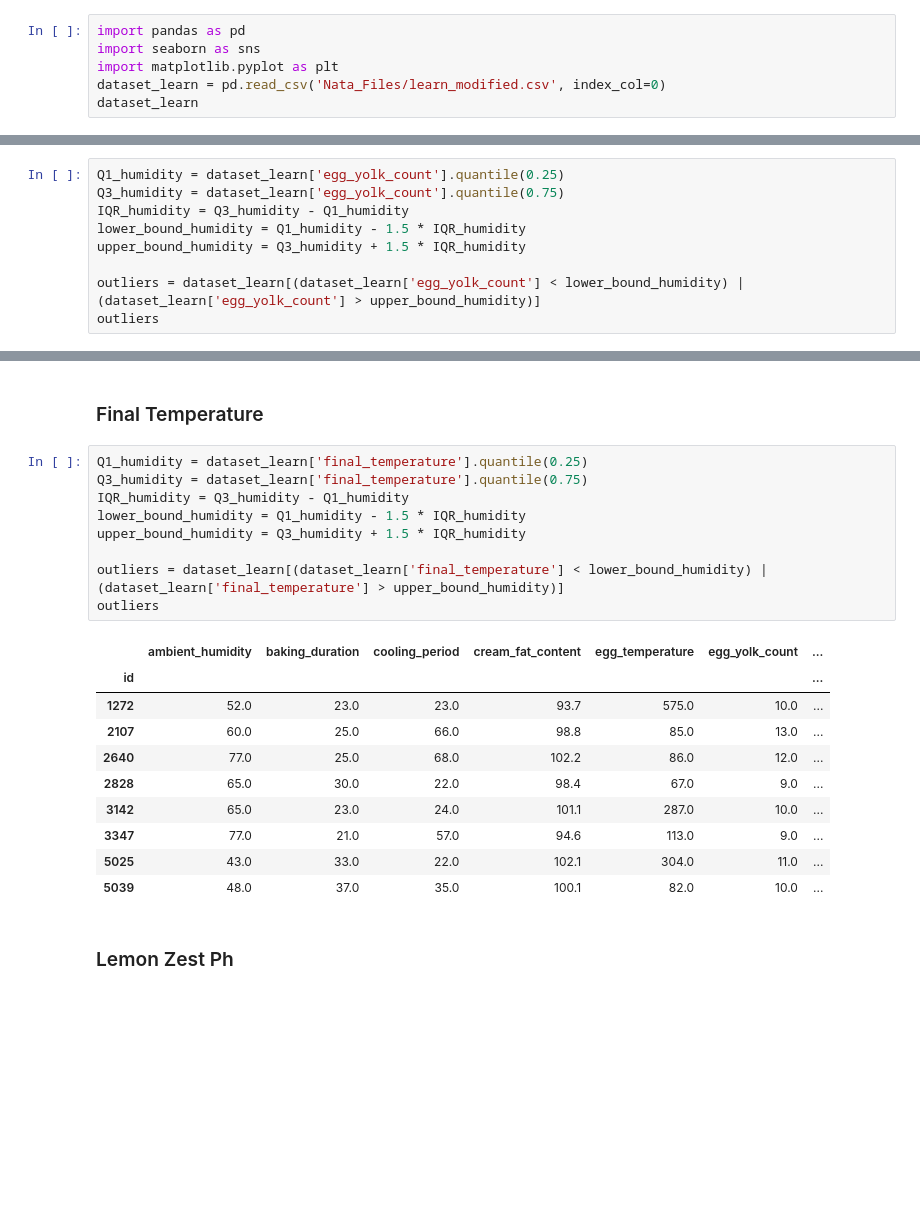
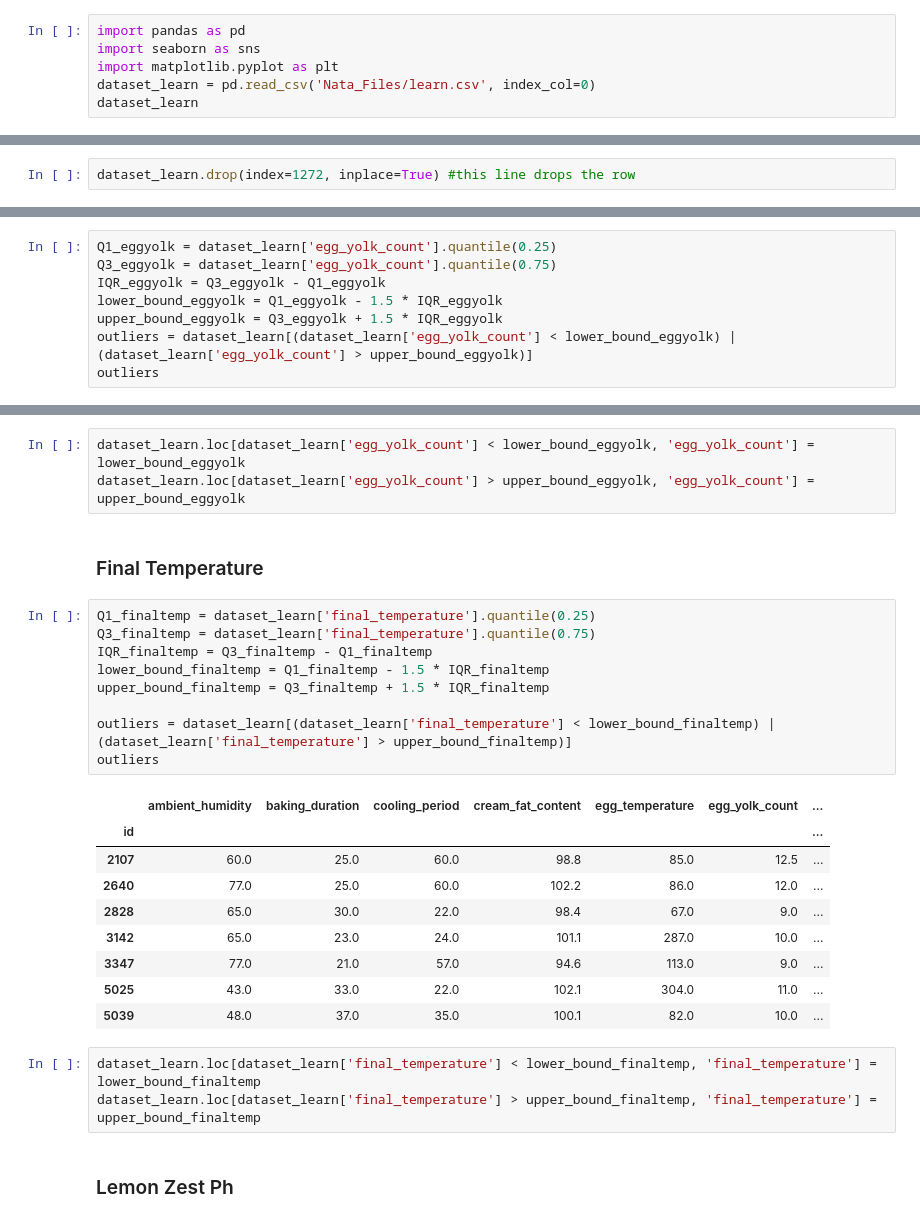
Before and after one commit to afonsolince06/Machine_Learning_Project, a Jupyter notebook: notebook2.ipynb, the cells around one changed output, grey strips where cells are left out. Cells and saved outputs as stored; diff of their text form; blank space fills up the shorter version.

Commit message:
acabei os outliers

```diff
--- a/notebook2.ipynb
+++ b/notebook2.ipynb
@@ -2,7 +2,7 @@
 import pandas as pd
 import seaborn as sns
 import matplotlib.pyplot as plt
-dataset_learn = pd.read_csv('Nata_Files/learn_modified.csv', index_col=0)
+dataset_learn = pd.read_csv('Nata_Files/learn.csv', index_col=0)
 dataset_learn
 # %% [output]
 |  | ambient_humidity | baking_duration | cooling_period | cream_fat_content | egg_temperature | egg_yolk_count | ... |
@@ -292,0 +331,2 @@ dataset_learn[dataset_learn['egg_temperature'] == max_eggtemp]
+# %%
+dataset_learn.drop(index=1272, inplace=True) #this line drops the row
@@ -293,13 +338,12 @@ dataset_learn[dataset_learn['egg_temperature'] == max_eggtemp]
 # %% [markdown]
 ### Egg Yolk Count
 # %%
-Q1_humidity = dataset_learn['egg_yolk_count'].quantile(0.25)
-Q3_humidity = dataset_learn['egg_yolk_count'].quantile(0.75)
-IQR_humidity = Q3_humidity - Q1_humidity
-lower_bound_humidity = Q1_humidity - 1.5 * IQR_humidity
-upper_bound_humidity = Q3_humidity + 1.5 * IQR_humidity
-
-outliers = dataset_learn[(dataset_learn['egg_yolk_count'] < lower_bound_humidity) | (dataset_learn['egg_yolk_count'] > upper_bound_humidity)]
+Q1_eggyolk = dataset_learn['egg_yolk_count'].quantile(0.25)
+Q3_eggyolk = dataset_learn['egg_yolk_count'].quantile(0.75)
+IQR_eggyolk = Q3_eggyolk - Q1_eggyolk
+lower_bound_eggyolk = Q1_eggyolk - 1.5 * IQR_eggyolk
+upper_bound_eggyolk = Q3_eggyolk + 1.5 * IQR_eggyolk
+outliers = dataset_learn[(dataset_learn['egg_yolk_count'] < lower_bound_eggyolk) | (dataset_learn['egg_yolk_count'] > upper_bound_eggyolk)]
 outliers
 # %% [output]
 |  | ambient_humidity | baking_duration | cooling_period | cream_fat_content | egg_temperature | egg_yolk_count | ... |
@@ -316,28 +360,33 @@ outliers
 | 5166 | 48.0 | 27.0 | 39.0 | 98.8 | 88.0 | 13.0 | ... |
 | 5194 | 48.0 | 22.0 | 28.0 | 98.9 | 94.0 | 13.0 | ... |
 435 rows × 15 columns
+# %%
+dataset_learn.loc[dataset_learn['egg_yolk_count'] < lower_bound_eggyolk, 'egg_yolk_count'] = lower_bound_eggyolk
+dataset_learn.loc[dataset_learn['egg_yolk_count'] > upper_bound_eggyolk, 'egg_yolk_count'] = upper_bound_eggyolk
 # %% [markdown]
 ### Final Temperature
 # %%
-Q1_humidity = dataset_learn['final_temperature'].quantile(0.25)
-Q3_humidity = dataset_learn['final_temperature'].quantile(0.75)
-IQR_humidity = Q3_humidity - Q1_humidity
-lower_bound_humidity = Q1_humidity - 1.5 * IQR_humidity
-upper_bound_humidity = Q3_humidity + 1.5 * IQR_humidity
+Q1_finaltemp = dataset_learn['final_temperature'].quantile(0.25)
+Q3_finaltemp = dataset_learn['final_temperature'].quantile(0.75)
+IQR_finaltemp = Q3_finaltemp - Q1_finaltemp
+lower_bound_finaltemp = Q1_finaltemp - 1.5 * IQR_finaltemp
+upper_bound_finaltemp = Q3_finaltemp + 1.5 * IQR_finaltemp
 
-outliers = dataset_learn[(dataset_learn['final_temperature'] < lower_bound_humidity) | (dataset_learn['final_temperature'] > upper_bound_humidity)]
+outliers = dataset_learn[(dataset_learn['final_temperature'] < lower_bound_finaltemp) | (dataset_learn['final_temperature'] > upper_bound_finaltemp)]
 outliers
 # %% [output]
 |  | ambient_humidity | baking_duration | cooling_period | cream_fat_content | egg_temperature | egg_yolk_count | ... |
 | id |  |  |  |  |  |  | ... |
-| 1272 | 52.0 | 23.0 | 23.0 | 93.7 | 575.0 | 10.0 | ... |
-| 2107 | 60.0 | 25.0 | 66.0 | 98.8 | 85.0 | 13.0 | ... |
-| 2640 | 77.0 | 25.0 | 68.0 | 102.2 | 86.0 | 12.0 | ... |
+| 2107 | 60.0 | 25.0 | 60.0 | 98.8 | 85.0 | 12.5 | ... |
+| 2640 | 77.0 | 25.0 | 60.0 | 102.2 | 86.0 | 12.0 | ... |
 | 2828 | 65.0 | 30.0 | 22.0 | 98.4 | 67.0 | 9.0 | ... |
 | 3142 | 65.0 | 23.0 | 24.0 | 101.1 | 287.0 | 10.0 | ... |
 | 3347 | 77.0 | 21.0 | 57.0 | 94.6 | 113.0 | 9.0 | ... |
 | 5025 | 43.0 | 33.0 | 22.0 | 102.1 | 304.0 | 11.0 | ... |
 | 5039 | 48.0 | 37.0 | 35.0 | 100.1 | 82.0 | 10.0 | ... |
+# %%
+dataset_learn.loc[dataset_learn['final_temperature'] < lower_bound_finaltemp, 'final_temperature'] = lower_bound_finaltemp
+dataset_learn.loc[dataset_learn['final_temperature'] > upper_bound_finaltemp, 'final_temperature'] = upper_bound_finaltemp
 # %% [markdown]
 ### Lemon Zest Ph
 # %%
```
Also changed, not shown: parts of 21 cells of this notebook.
